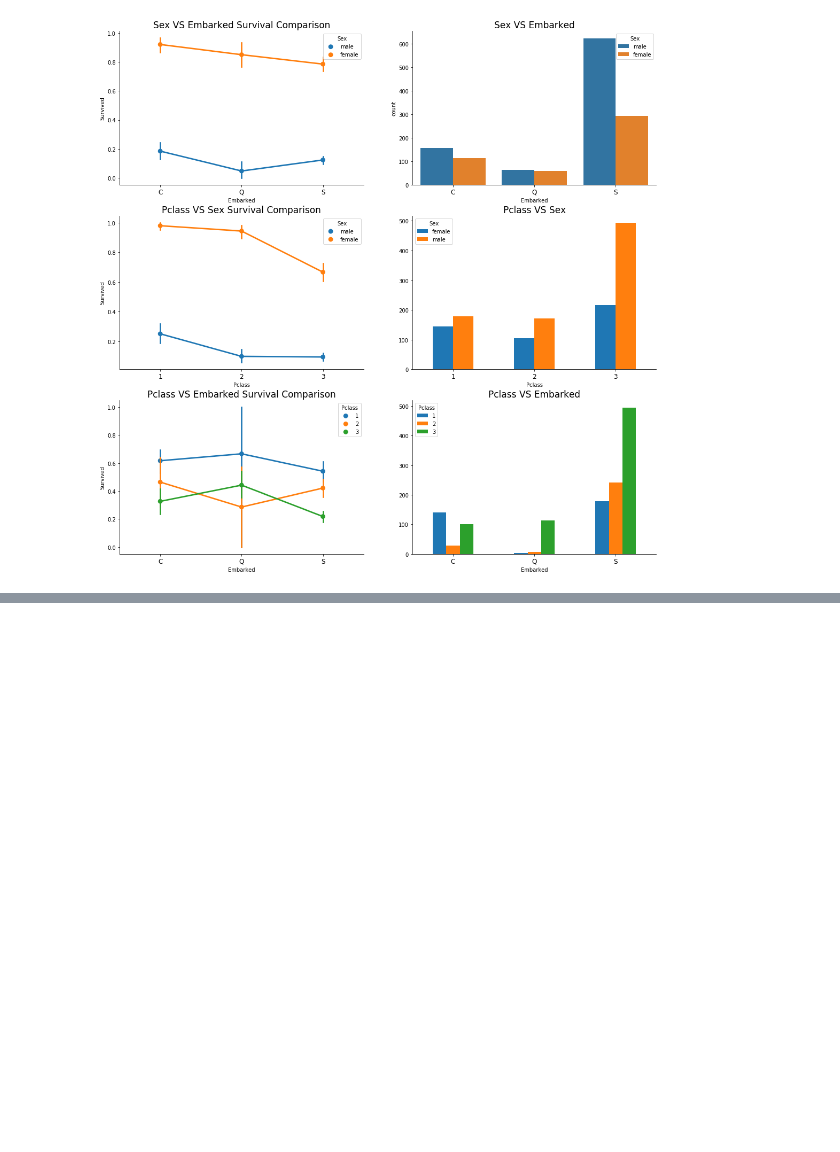
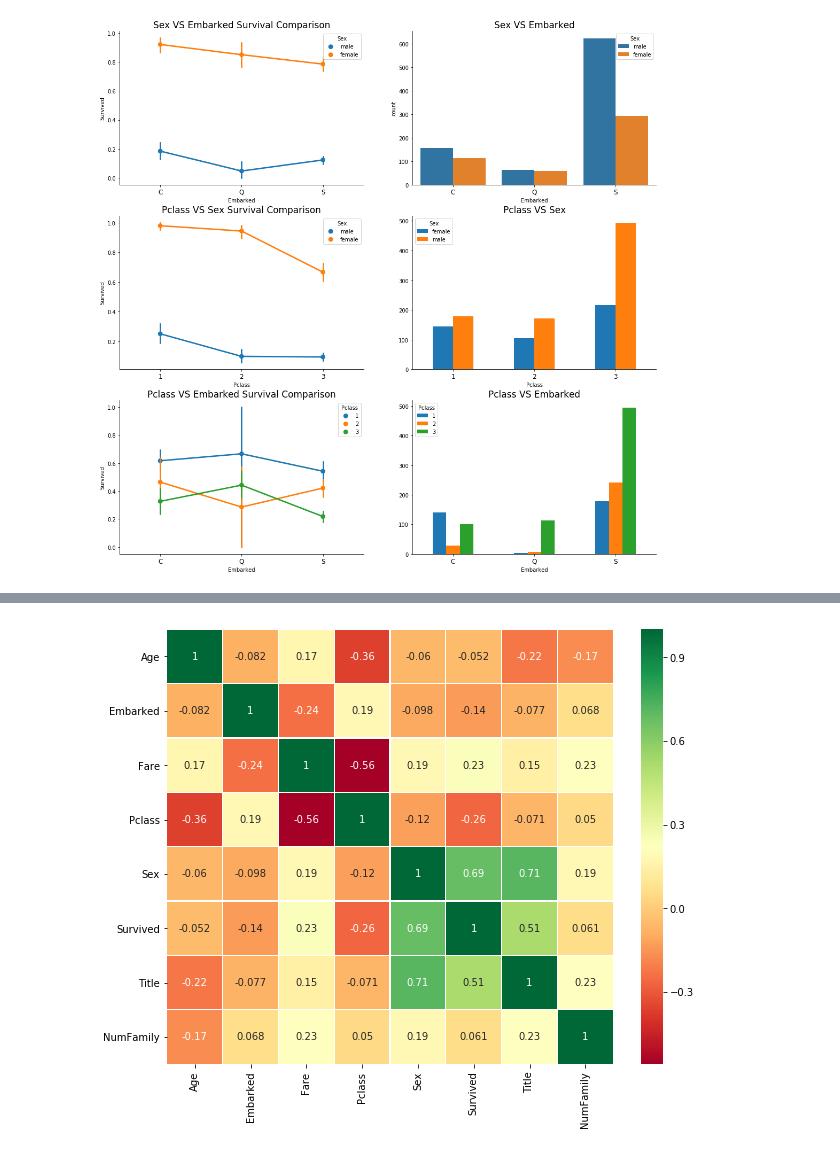
Before and after one commit to CoolGIRLCOCO/Project-Titantic-Survival-Prediction-ToBContinuted, a Jupyter notebook: Predict Survival on Titanic Datasets Using Classification Methods(Part 1).ipynb, the cells around one changed output, grey strips where cells are left out. Saved outputs shown, nothing was run; the diff lists cells and outputs as text; code cells hidden in the pictures; blank space fills up the shorter version.

```diff
--- a/Predict Survival on Titanic Datasets Using Classification Methods(Part 1).ipynb
+++ b/Predict Survival on Titanic Datasets Using Classification Methods(Part 1).ipynb
@@ -835,0 +838,17 @@ Condlusions from the plots above:
+# %%
+Titanic9 = Titanic8.copy()
+Titanic9.loc[Titanic9.Title=='Mr','Title'] = '0'
+Titanic9.loc[Titanic9.Title=='Mrs','Title']= '1'
+Titanic9.loc[Titanic9.Title=='Master','Title']= '2'
+Titanic9.loc[Titanic9.Title=='Miss','Title']= '3'
+Titanic9.loc[Titanic9.Title=='Others','Title']= '4'
+Titanic9.loc[Titanic9.Sex=='male','Sex']= '0'
+Titanic9.loc[Titanic9.Sex=='female','Sex']= '1'
+Titanic9.loc[Titanic9.Embarked=='C','Embarked']= '0'
+Titanic9.loc[Titanic9.Embarked=='Q','Embarked']= '1'
+Titanic9.loc[Titanic9.Embarked=='S','Embarked']= '2'
+Titanic9['Title'] = [int(x) for x in Titanic9['Title']]
+Titanic9['Sex'] = [int(x) for x in Titanic9['Sex']]
+Titanic9['Embarked'] = [int(x) for x in Titanic9['Embarked']]
+
+Titanic9.info()
@@ -835,0 +871,7 @@ Condlusions from the plots above:
+# %%
+sns.heatmap(Titanic9.corr(),annot=True,cmap='RdYlGn',linewidths=0.2) #data.corr()-->correlation matrix
+fig=plt.gcf()
+fig.set_size_inches(10,8)
+plt.show()
+# %% [output]
+[figure, added]
```
Also changed, not shown: parts of 6 cells of this notebook.
